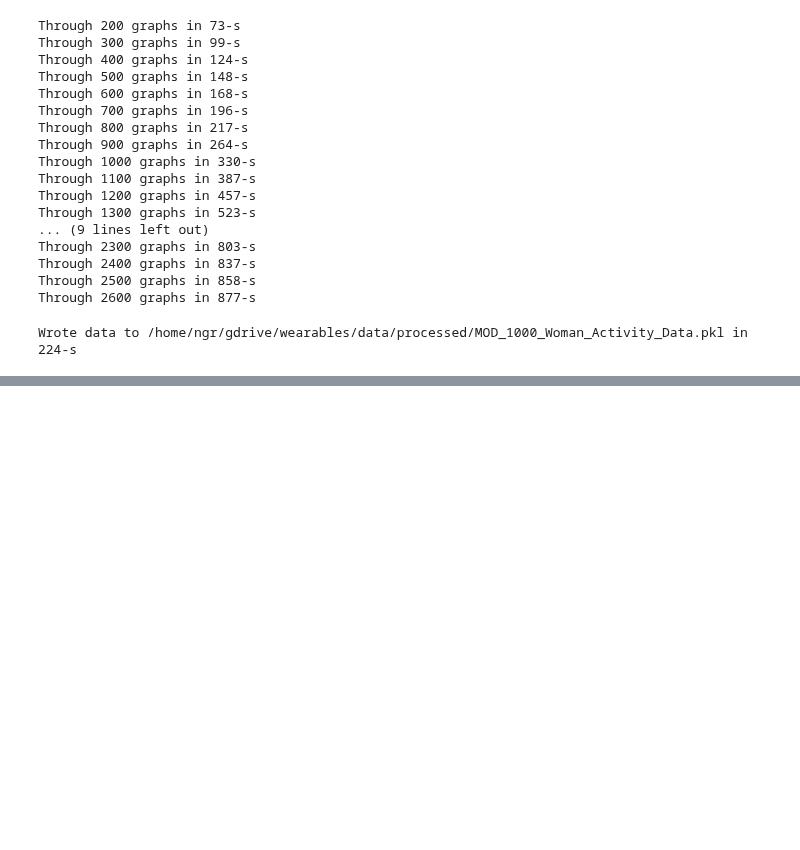
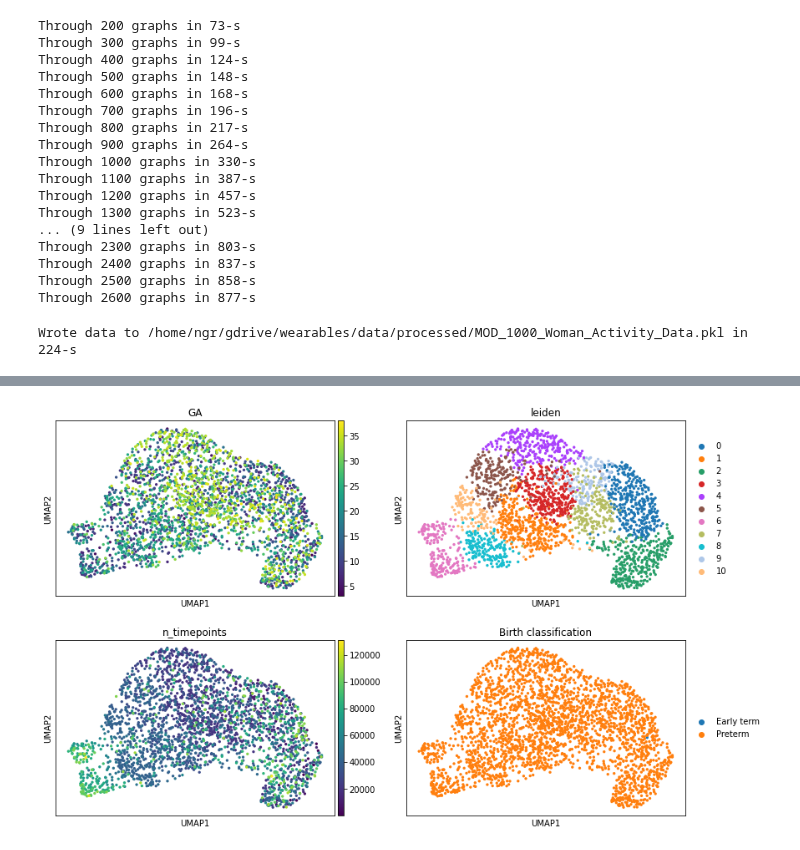
Before and after one commit to nealgravindra/wearables, a Jupyter notebook: notebooks/viz_data.ipynb, the cells around one changed output, grey strips where cells are left out. Drawn from its saved outputs; the diff is of its cells as text; code cells hidden in the pictures; blank space fills up the shorter version.

```diff
--- a/notebooks/viz_data.ipynb
+++ b/notebooks/viz_data.ipynb
@@ -146,0 +191,11 @@ pkl_that({'y':md, 'X':X}, '/home/ngr/gdrive/wearables/data/processed/MOD1k_GAact
+# %%
+# add birth classification
+adata.obs['Birth classification'] = np.nan
+adata.obs.loc[(adata.obs['GA']<=37), 'Birth classification'] = 'Preterm'
+adata.obs.loc[(adata.obs['GA']==38), 'Birth classification'] = 'Early term'
+adata.obs.loc[(adata.obs['GA']==39) | (adata.obs['GA']==40), 'Birth classification'] = 'Full term'
+adata.obs.loc[(adata.obs['GA']>40), 'Birth classification'] = 'Late term'
+# %%
+sc.pl.umap(adata, color=['GA', 'leiden', 'n_timepoints', 'Birth classification'], ncols=2)
+# %% [output]
+[figure, added]
```
Also changed, not shown: parts of 31 cells of this notebook.
